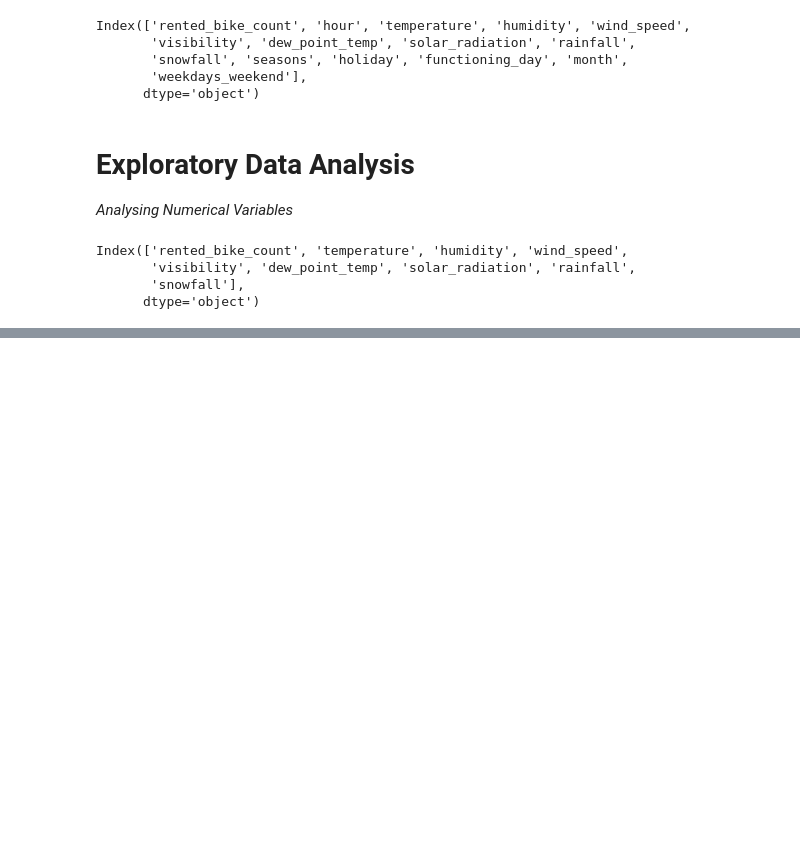
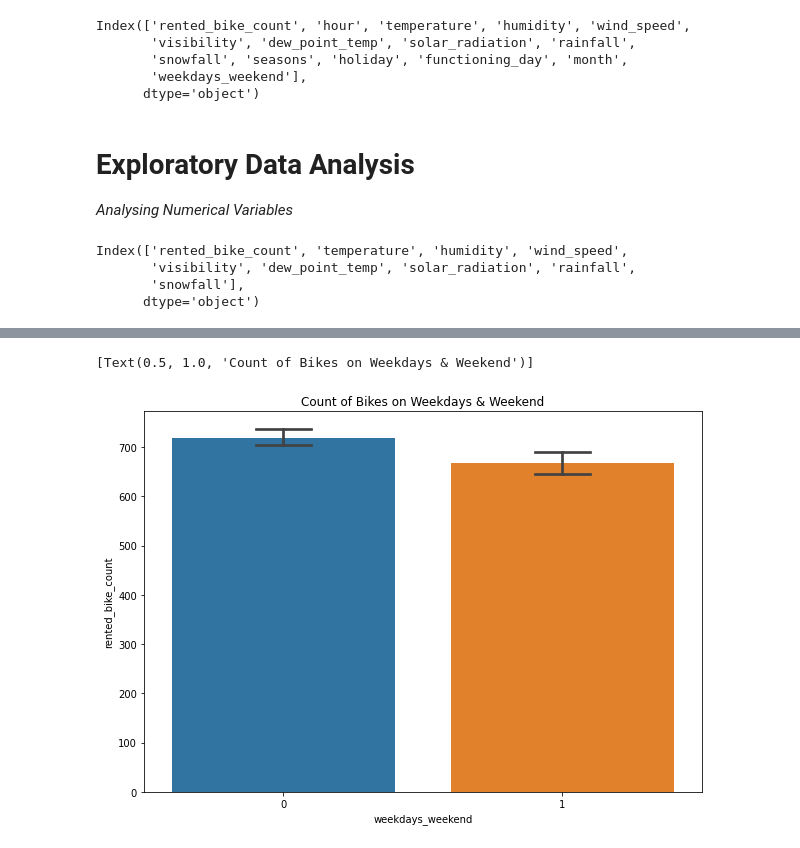
Before and after one commit to mmishra1092/Bike-Sharing-Demand-Prediction, a Jupyter notebook: MAYANK_MISHRA_Bike_Sharing_Demand_Prediction_Capstone_Project.ipynb, the cells around one changed output, grey strips where cells are left out. Saved outputs shown, nothing was run; the diff lists cells and outputs as text; code cells hidden in the pictures; blank space fills up the shorter version.

```diff
--- a/MAYANK_MISHRA_Bike_Sharing_Demand_Prediction_Capstone_Project.ipynb
+++ b/MAYANK_MISHRA_Bike_Sharing_Demand_Prediction_Capstone_Project.ipynb
@@ -279,0 +291,9 @@ plt.show()
+# %%
+# Plot count of bike on weekdays and weekend
+
+fig,ax=plt.subplots(figsize=(10,7))
+sns.barplot(data=bike_data_df,x='weekdays_weekend',y='rented_bike_count',ax=ax,capsize=.2)
+ax.set(title='Count of Bikes on Weekdays & Weekend')
+# %% [output]
+[Text(0.5, 1.0, 'Count of Bikes on Weekdays & Weekend')]
+[figure, added]
```
Also changed, not shown: parts of 8 cells of this notebook.
